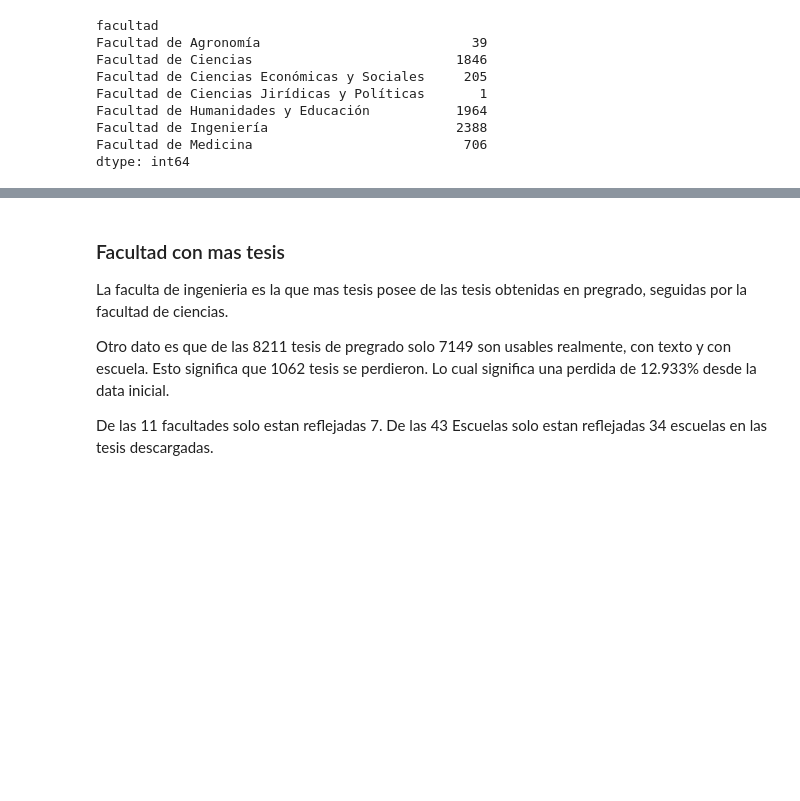
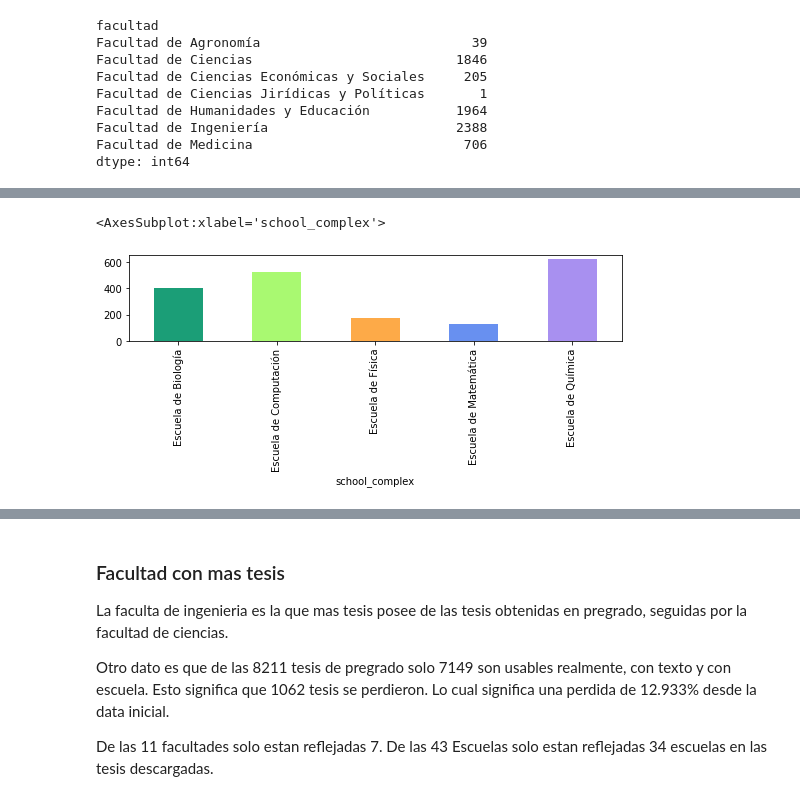
Before and after one commit to HighDeFing/thesis_v4, a Jupyter notebook: notebooks/EDA.ipynb, the cells around one changed output, grey strips where cells are left out. Cells and saved outputs as stored; diff of their text form; code cells hidden in the pictures; blank space fills up the shorter version.

```diff
--- a/notebooks/EDA.ipynb
+++ b/notebooks/EDA.ipynb
@@ -920,0 +961,4 @@ dtype: int64
+# %%
+only_ciencias = merged_inner[merged_inner['facultad']=='Facultad de Ciencias']
+only_ciencias_gb = only_ciencias.groupby(['school_complex'])
+only_ciencias_gb.size()
@@ -920,0 +973,6 @@ dtype: int64
+# %%
+c = ['#1b9e77', '#a9f971', '#fdaa48','#6890F0','#A890F0']
+only_ciencias_gb.size().plot(kind = "bar", color=c)
+# %% [output]
+<AxesSubplot:xlabel='school_complex'>
+[figure, added]
```
Also changed, not shown: parts of 24 cells of this notebook, 2 other files.
